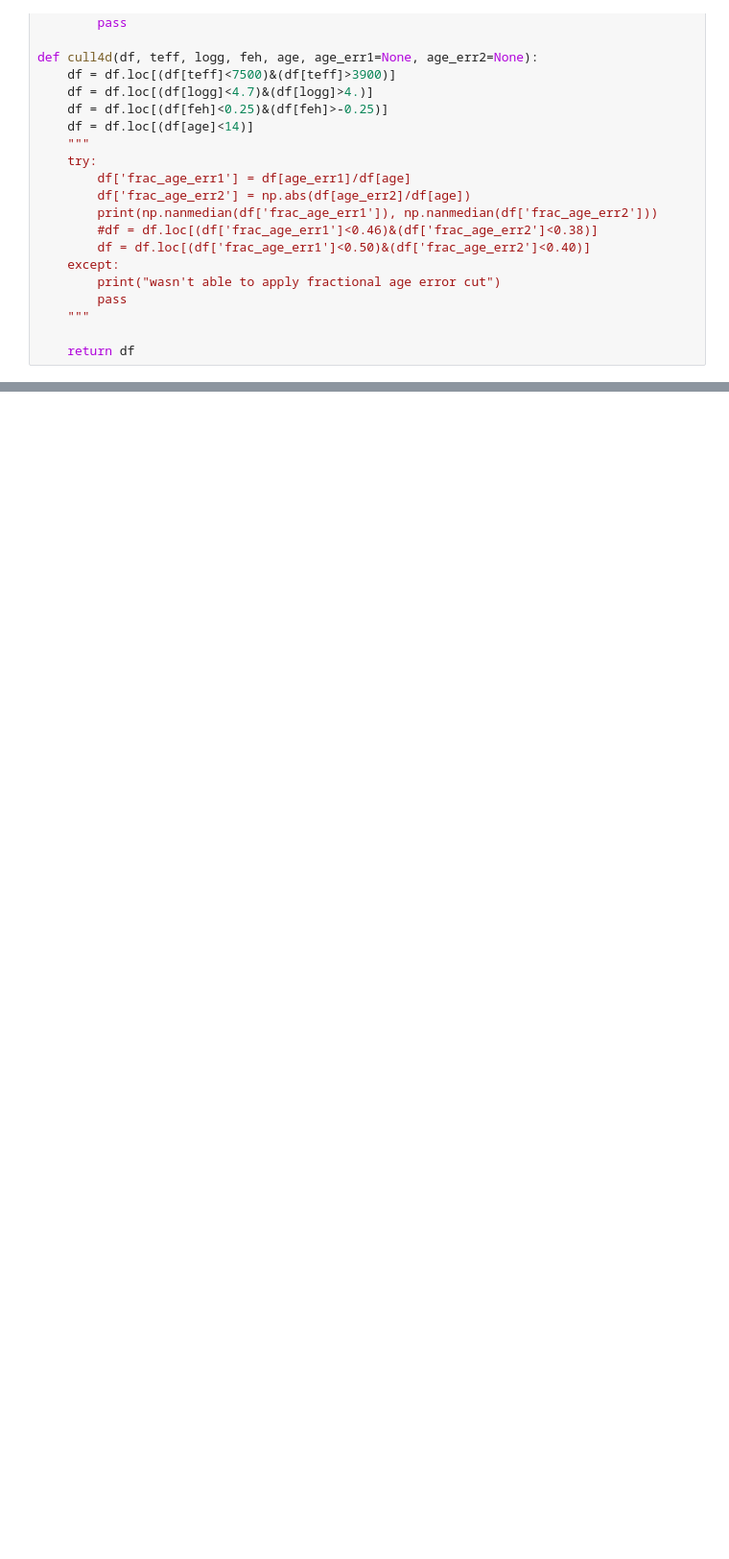
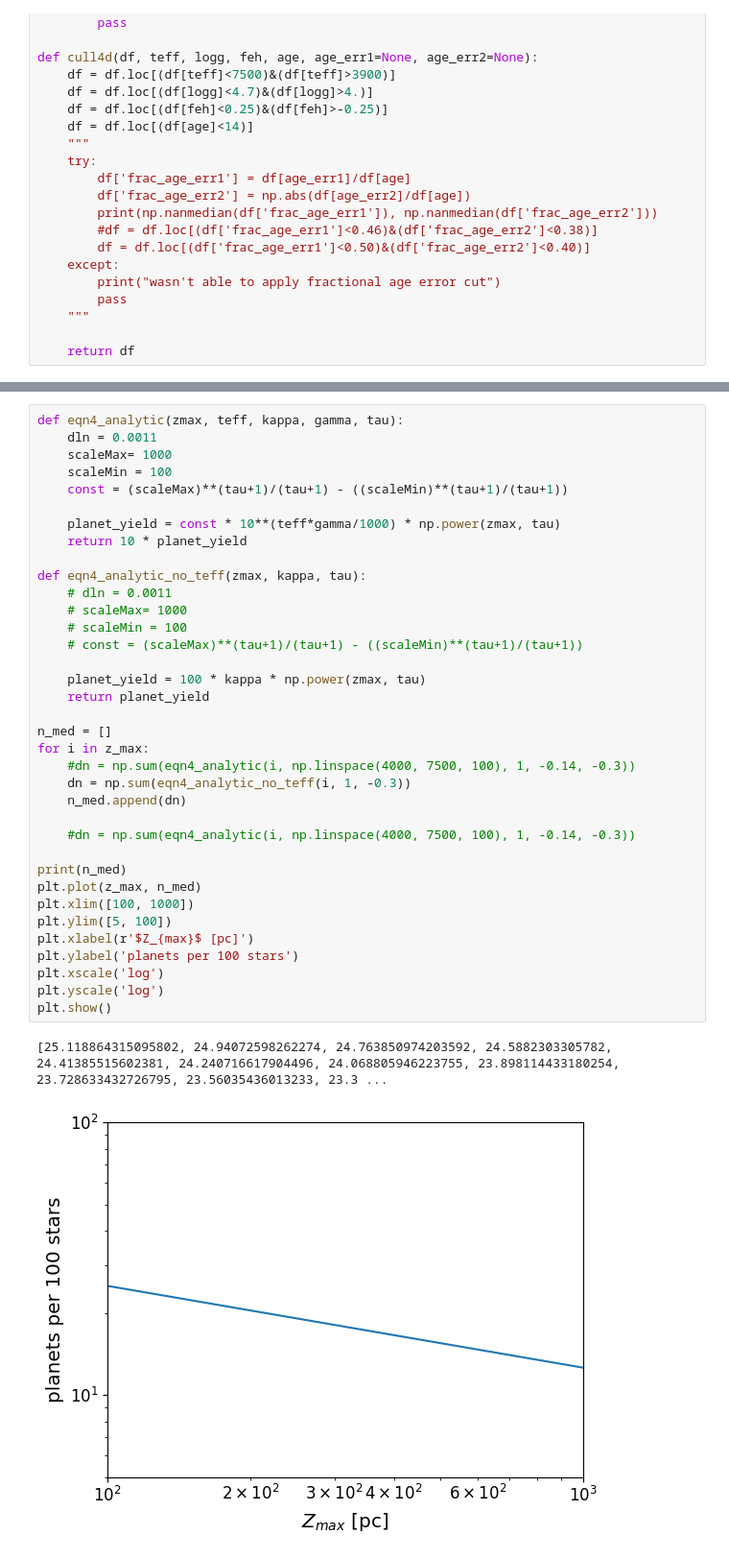
Before and after one commit to exoclam/psps, a Jupyter notebook: hu25_generate_planets.ipynb, the cells around one changed output, grey strips where cells are left out. Shown at 96% size. Cells and saved outputs as stored; diff of their text form; blank space fills up the shorter version.

```diff
--- a/hu25_generate_planets.ipynb
+++ b/hu25_generate_planets.ipynb
@@ -129,0 +578,39 @@ KeyboardInterrupt:
+# %%
+def eqn4_analytic(zmax, teff, kappa, gamma, tau):
+    dln = 0.0011
+    scaleMax= 1000
+    scaleMin = 100
+    const = (scaleMax)**(tau+1)/(tau+1) - ((scaleMin)**(tau+1)/(tau+1))
+
+    planet_yield = const * 10**(teff*gamma/1000) * np.power(zmax, tau)
+    return 10 * planet_yield
+
+def eqn4_analytic_no_teff(zmax, kappa, tau):
+    # dln = 0.0011
+    # scaleMax= 1000
+    # scaleMin = 100
+    # const = (scaleMax)**(tau+1)/(tau+1) - ((scaleMin)**(tau+1)/(tau+1))
+
+    planet_yield = 100 * kappa * np.power(zmax, tau)
+    return planet_yield
+
+n_med = []
+for i in z_max:
+    #dn = np.sum(eqn4_analytic(i, np.linspace(4000, 7500, 100), 1, -0.14, -0.3))
+    dn = np.sum(eqn4_analytic_no_teff(i, 1, -0.3))
+    n_med.append(dn)
+
+    #dn = np.sum(eqn4_analytic(i, np.linspace(4000, 7500, 100), 1, -0.14, -0.3))
+
+print(n_med)
+plt.plot(z_max, n_med)
+plt.xlim([100, 1000])
+plt.ylim([5, 100])
+plt.xlabel(r'$Z_{max}$ [pc]')
+plt.ylabel('planets per 100 stars')
+plt.xscale('log')
+plt.yscale('log')
+plt.show()
+# %% [output]
+[25.118864315095802, 24.94072598262274, 24.763850974203592, 24.5882303305782, 24.41385515602381, 24.240716617904496, 24.068805946223755, 23.898114433180254, 23.728633432726795, 23.56035436013233, 23.3 ...
+[figure, added]
```
Also changed, not shown: parts of 16 cells of this notebook, 5 other files.
